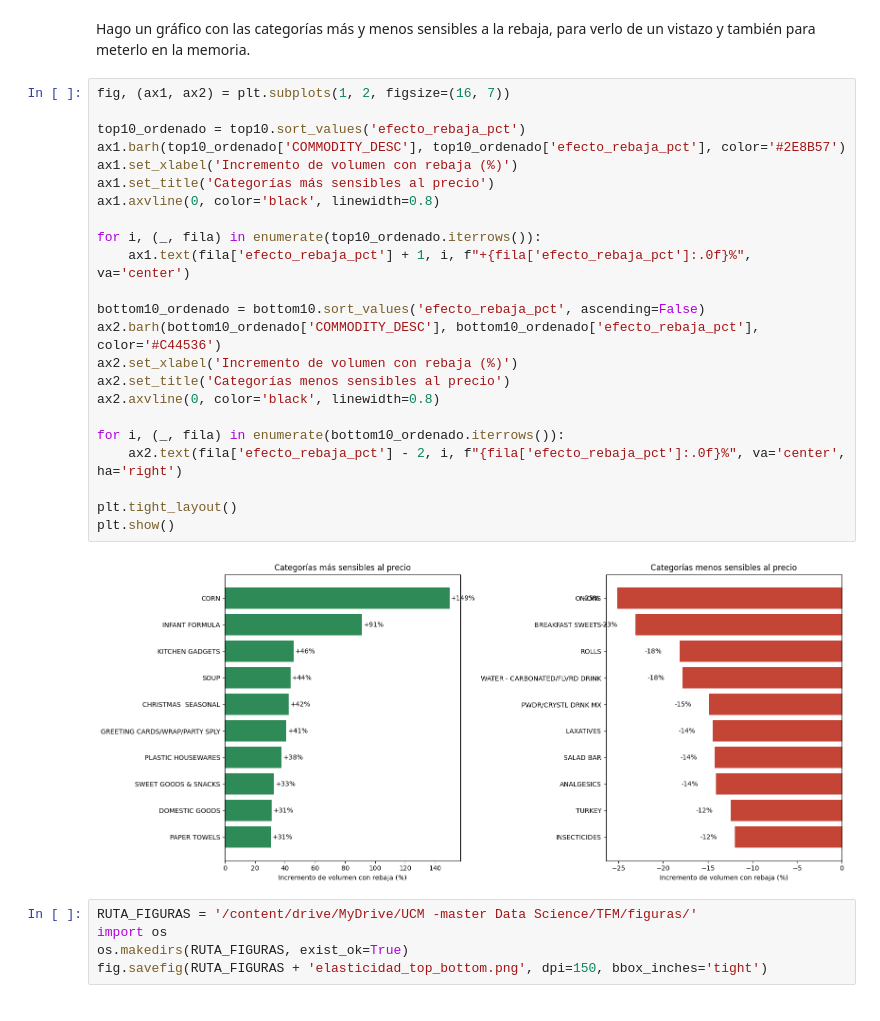
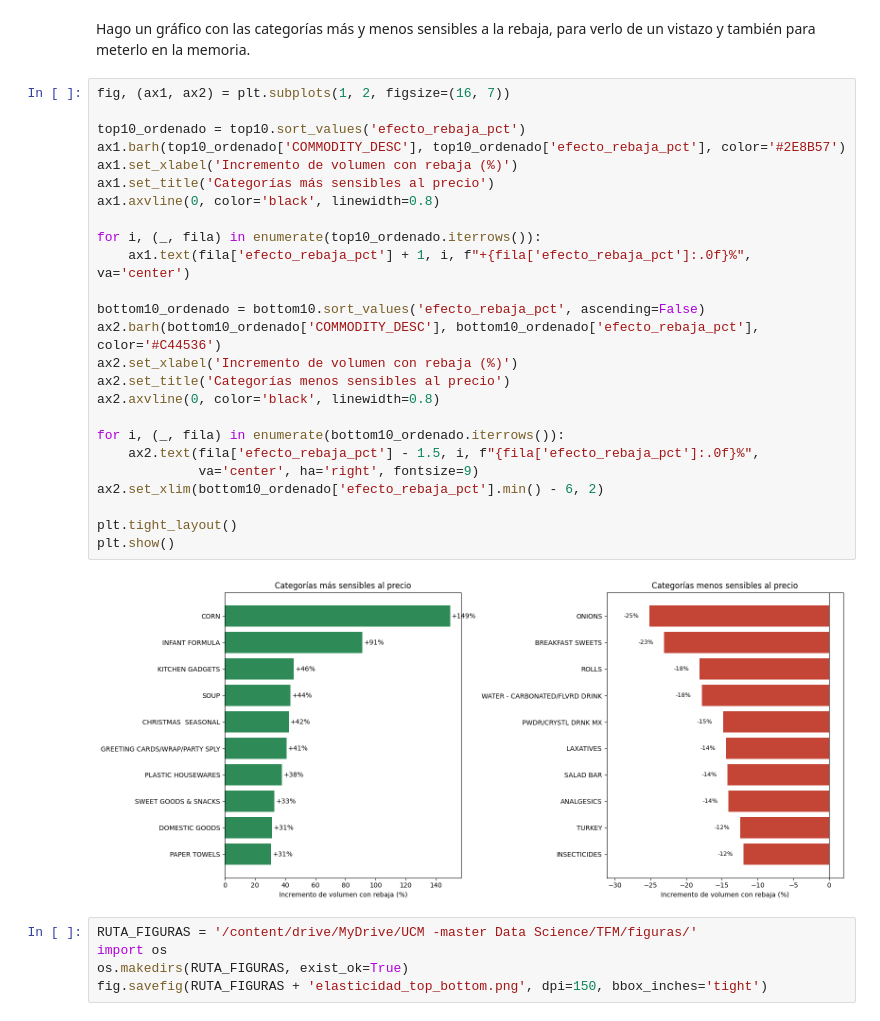
Before and after one commit to MarcGilabert/tfm-rgm-analytics, a Jupyter notebook: notebooks/02_Price_Elasticity.ipynb, the cells around one changed output. Saved outputs shown, nothing was run; the diff lists cells and outputs as text.

```diff
--- a/notebooks/02_Price_Elasticity.ipynb
+++ b/notebooks/02_Price_Elasticity.ipynb
@@ -691,28 +672,30 @@ memoria.
 # %%
 fig, (ax1, ax2) = plt.subplots(1, 2, figsize=(16, 7))
 
 top10_ordenado = top10.sort_values('efecto_rebaja_pct')
 ax1.barh(top10_ordenado['COMMODITY_DESC'], top10_ordenado['efecto_rebaja_pct'], color='#2E8B57')
 ax1.set_xlabel('Incremento de volumen con rebaja (%)')
 ax1.set_title('Categorías más sensibles al precio')
 ax1.axvline(0, color='black', linewidth=0.8)
 
 for i, (_, fila) in enumerate(top10_ordenado.iterrows()):
     ax1.text(fila['efecto_rebaja_pct'] + 1, i, f"+{fila['efecto_rebaja_pct']:.0f}%", va='center')
 
 bottom10_ordenado = bottom10.sort_values('efecto_rebaja_pct', ascending=False)
 ax2.barh(bottom10_ordenado['COMMODITY_DESC'], bottom10_ordenado['efecto_rebaja_pct'], color='#C44536')
 ax2.set_xlabel('Incremento de volumen con rebaja (%)')
 ax2.set_title('Categorías menos sensibles al precio')
 ax2.axvline(0, color='black', linewidth=0.8)
 
 for i, (_, fila) in enumerate(bottom10_ordenado.iterrows()):
-    ax2.text(fila['efecto_rebaja_pct'] - 2, i, f"{fila['efecto_rebaja_pct']:.0f}%", va='center', ha='right')
+    ax2.text(fila['efecto_rebaja_pct'] - 1.5, i, f"{fila['efecto_rebaja_pct']:.0f}%",
+             va='center', ha='right', fontsize=9)
+ax2.set_xlim(bottom10_ordenado['efecto_rebaja_pct'].min() - 6, 2)
 
 plt.tight_layout()
 plt.show()
 # %% [output]
-[figure, old version]
+[figure, new version]
 # %%
 RUTA_FIGURAS = '/content/drive/MyDrive/UCM -master Data Science/TFM/figuras/'
 import os
```
Also changed, not shown: parts of 9 cells of this notebook, 3 other files.
